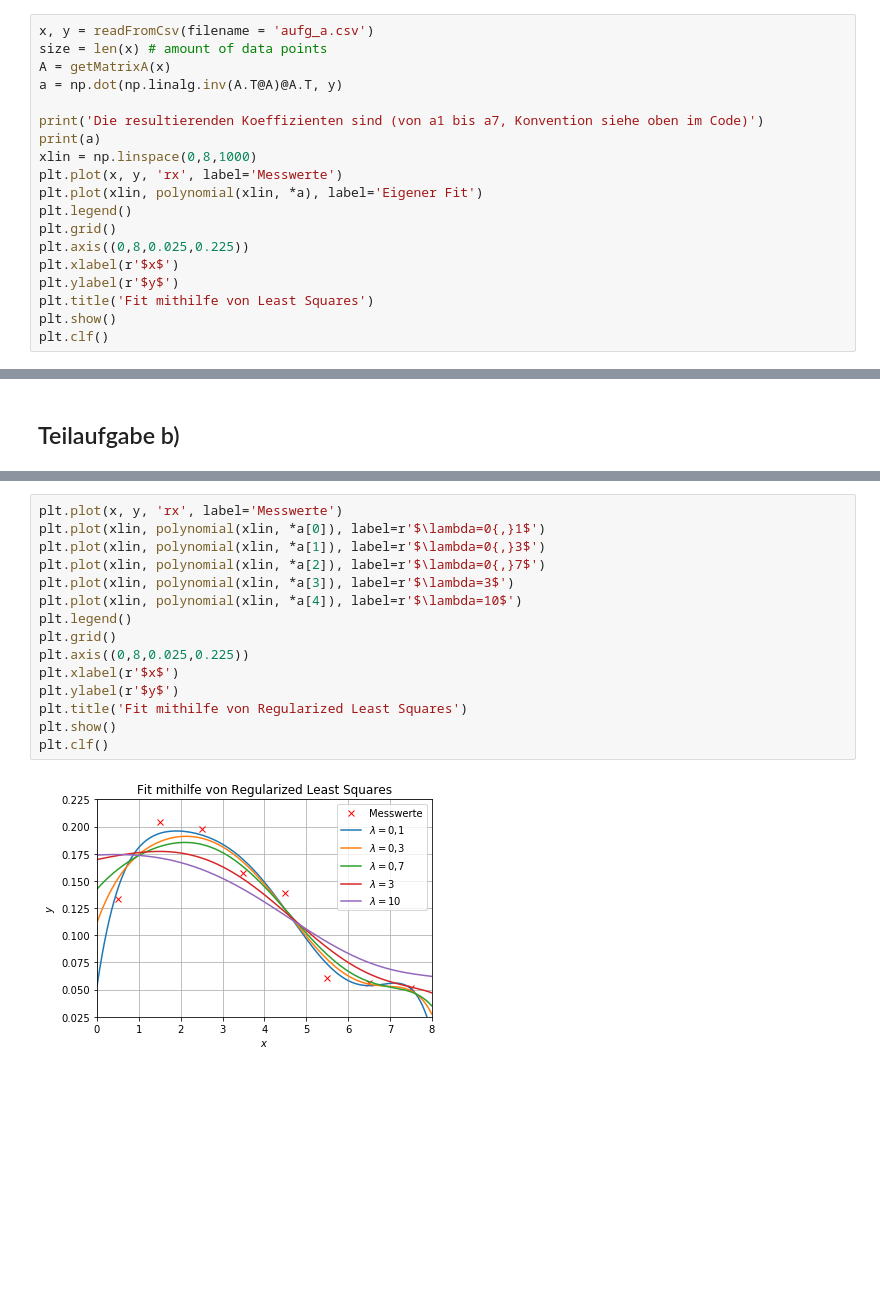
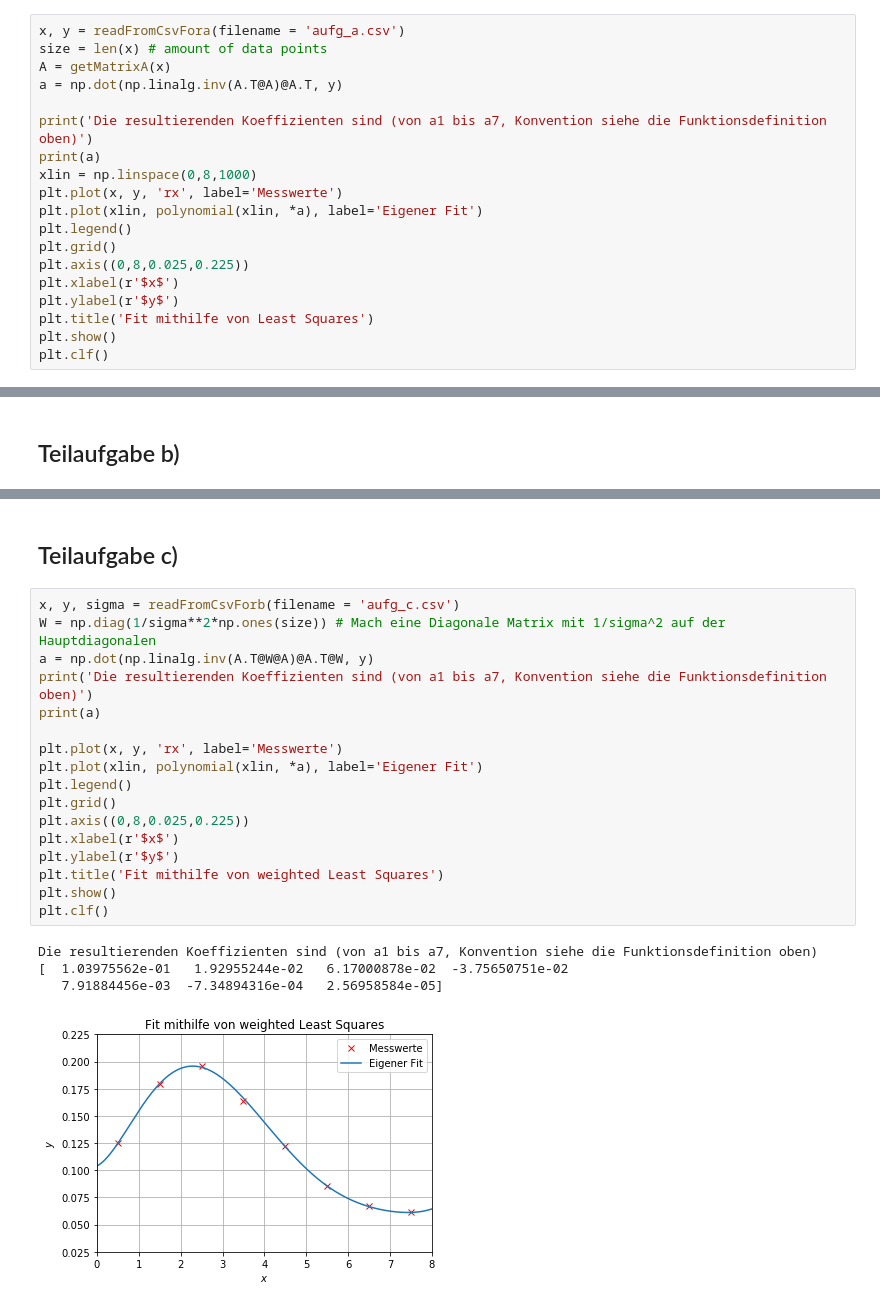
Before and after one commit to JaLuka98/SMD18-19, a Jupyter notebook: Uebungsblaetter/Blatt9/aufgabe1.ipynb, the cells around one changed output, grey strips where cells are left out. Saved outputs shown, nothing was run; the diff lists cells and outputs as text; blank space fills up the shorter version.

```diff
--- a/Uebungsblaetter/Blatt9/aufgabe1.ipynb
+++ b/Uebungsblaetter/Blatt9/aufgabe1.ipynb
@@ -41,10 +71,10 @@ def polynomial(x, a1, a2, a3, a4, a5, a6, a7):
 # %%
-x, y = readFromCsv(filename = 'aufg_a.csv')
+x, y = readFromCsvFora(filename = 'aufg_a.csv')
 size = len(x) # amount of data points
 A = getMatrixA(x)
 a = np.dot(np.linalg.inv(A.T@A)@A.T, y)
 
-print('Die resultierenden Koeffizienten sind (von a1 bis a7, Konvention siehe oben im Code)')
+print('Die resultierenden Koeffizienten sind (von a1 bis a7, Konvention siehe die Funktionsdefinition oben)')
 print(a)
 xlin = np.linspace(0,8,1000)
 plt.plot(x, y, 'rx', label='Messwerte')
@@ -97,17 +143,24 @@ wobei jede Zeile aufsteigend zu einem Lambda gehört
-# %%
-plt.plot(x, y, 'rx', label='Messwerte')
-plt.plot(xlin, polynomial(xlin, *a[0]), label=r'$\lambda=0{,}1$')
-plt.plot(xlin, polynomial(xlin, *a[1]), label=r'$\lambda=0{,}3$')
-plt.plot(xlin, polynomial(xlin, *a[2]), label=r'$\lambda=0{,}7$')
-plt.plot(xlin, polynomial(xlin, *a[3]), label=r'$\lambda=3$')
-plt.plot(xlin, polynomial(xlin, *a[4]), label=r'$\lambda=10$')
-plt.legend()
-plt.grid()
-plt.axis((0,8,0.025,0.225))
-plt.xlabel(r'$x$')
-plt.ylabel(r'$y$')
-plt.title('Fit mithilfe von Regularized Least Squares')
-plt.show()
-plt.clf()
-# %% [output]
-[figure, removed]
+# %% [markdown]
+## Teilaufgabe c)
+# %%
+x, y, sigma = readFromCsvForb(filename = 'aufg_c.csv')
+W = np.diag(1/sigma**2*np.ones(size)) # Mach eine Diagonale Matrix mit 1/sigma^2 auf der Hauptdiagonalen
+a = np.dot(np.linalg.inv(A.T@W@A)@A.T@W, y)
+print('Die resultierenden Koeffizienten sind (von a1 bis a7, Konvention siehe die Funktionsdefinition oben)')
+print(a)
+
+plt.plot(x, y, 'rx', label='Messwerte')
+plt.plot(xlin, polynomial(xlin, *a), label='Eigener Fit')
+plt.legend()
+plt.grid()
+plt.axis((0,8,0.025,0.225))
+plt.xlabel(r'$x$')
+plt.ylabel(r'$y$')
+plt.title('Fit mithilfe von weighted Least Squares')
+plt.show()
+plt.clf()
+# %% [output]
+Die resultierenden Koeffizienten sind (von a1 bis a7, Konvention siehe die Funktionsdefinition oben)
+[  1.03975562e-01   1.92955244e-02   6.17000878e-02  -3.75650751e-02
+   7.91884456e-03  -7.34894316e-04   2.56958584e-05]
+[figure, added]
```
Also changed, not shown: parts of 4 cells of this notebook.
